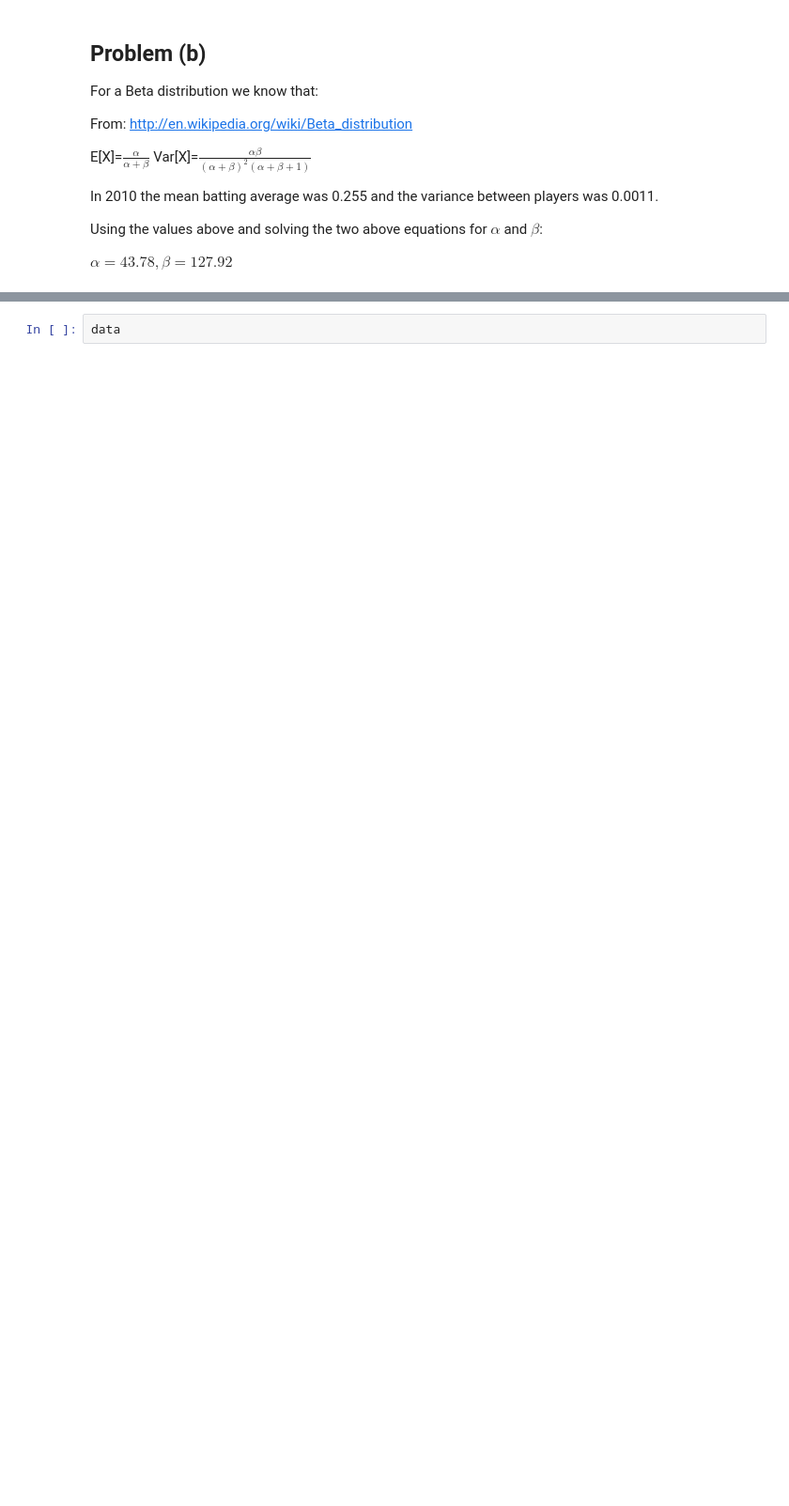
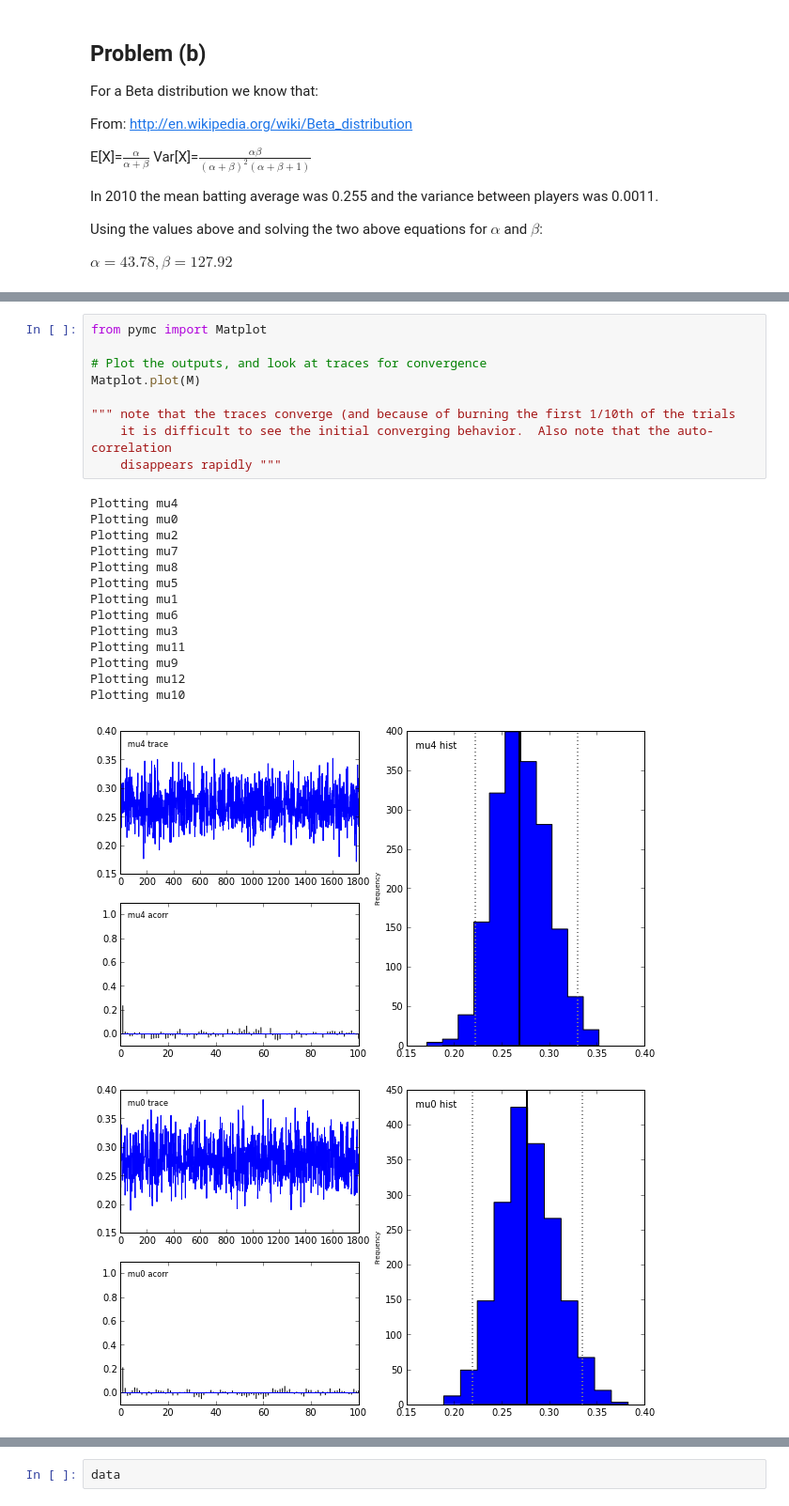
Before and after one commit to Phononic/Sean_Lubner_250HWs, a Jupyter notebook: hw11/hw11.ipynb, the cells around one changed output, grey strips where cells are left out. Shown at 94% size. Cells and saved outputs as stored; diff of their text form; blank space fills up the shorter version.

```diff
--- a/hw11/hw11.ipynb
+++ b/hw11/hw11.ipynb
@@ -71,0 +68,25 @@ Plotting mu
+# %%
+from pymc import Matplot
+
+# Plot the outputs, and look at traces for convergence
+Matplot.plot(M)
+
+""" note that the traces converge (and because of burning the first 1/10th of the trials
+    it is difficult to see the initial converging behavior.  Also note that the auto-correlation
+    disappears rapidly """
+# %% [output]
+Plotting mu4
+Plotting mu0
+Plotting mu2
+Plotting mu7
+Plotting mu8
+Plotting mu5
+Plotting mu1
+Plotting mu6
+Plotting mu3
+Plotting mu11
+Plotting mu9
+Plotting mu12
+Plotting mu10
+[figure, added]
+[figure, added]
```
Also changed, not shown: parts of 8 cells of this notebook, 31 other files.
